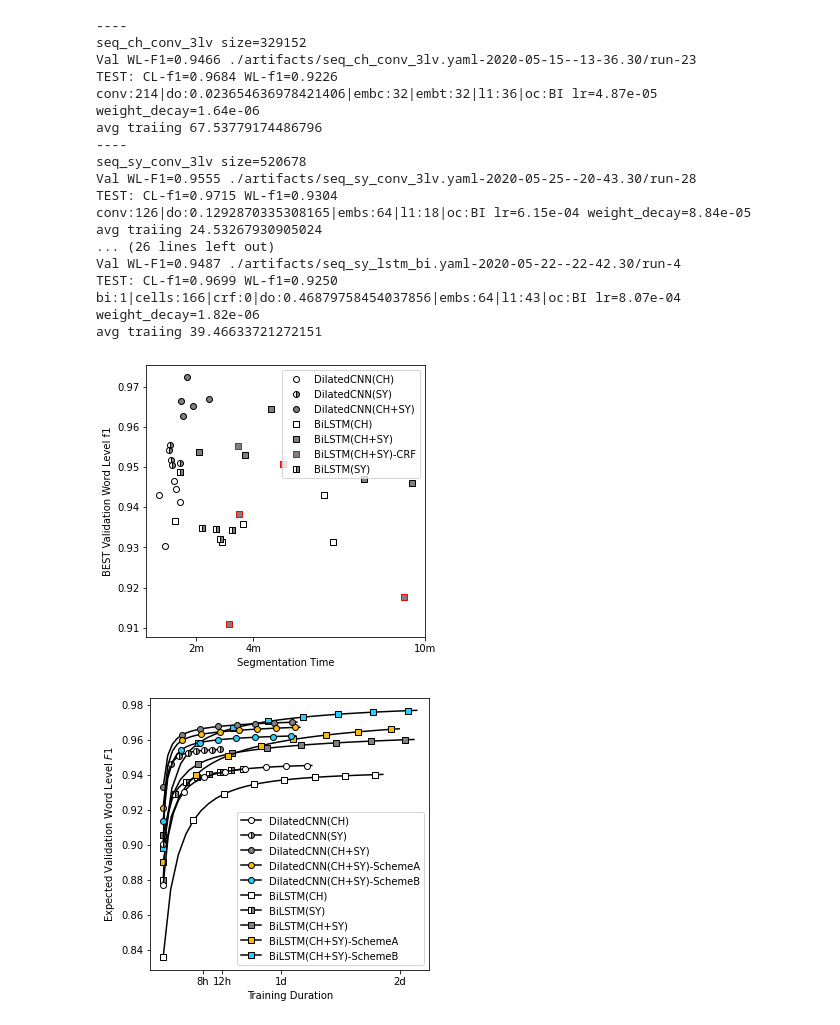
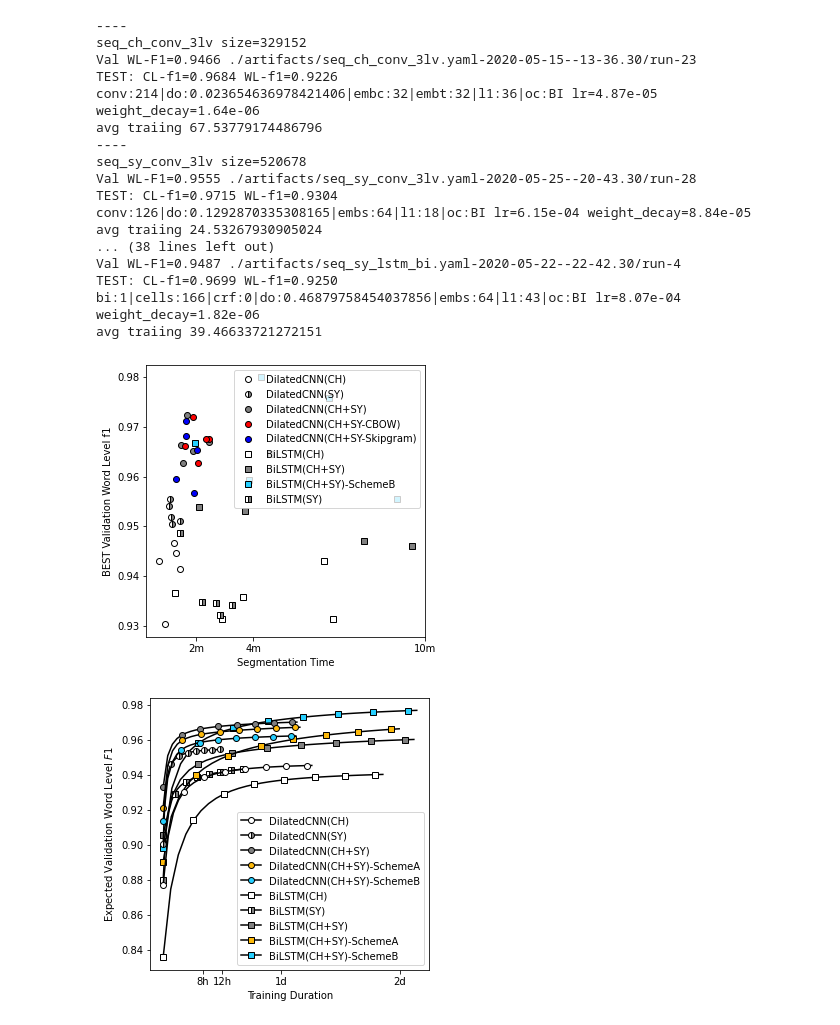
Before and after one commit to p16i/Syllable-based-Neural-Thai-Word-Segmentation, a Jupyter notebook: notebooks/viz-plot-hyperopt-results.ipynb, the cells around one changed output. Cells and saved outputs as stored; diff of their text form; code cells hidden in the pictures.

```diff
--- a/notebooks/viz-plot-hyperopt-results.ipynb
+++ b/notebooks/viz-plot-hyperopt-results.ipynb
@@ -85,38 +85,38 @@ def plot_hyperopt(families, n=10):
 #     plt.text(8.6, deepcut_wlf1 + 0.005, "DeepCut (dummy)", style='italic')
 #     plt.axhline(deepcut_wlf1, ls="--", color="gray", lw=1, zorder=0)
 #     plt.legend(loc='center left', bbox_to_anchor=(1, 0.5))
     plt.legend()
 
 plot_hyperopt([
     "DilatedCNN(CH)",
     "DilatedCNN(SY)",
     "DilatedCNN(CH+SY)",
-#     "DilatedCNN(CH+SY-CBOW)",
-#     "DilatedCNN(CH+SY-Skipgram)",
+    "DilatedCNN(CH+SY-CBOW)",
+    "DilatedCNN(CH+SY-Skipgram)",
     "BiLSTM(CH)",
     "BiLSTM(CH+SY)",
-    "BiLSTM(CH+SY)-CRF",
+    "BiLSTM(CH+SY)-SchemeB",
     "BiLSTM(SY)"
 ], n=5)
 # %% [output]
 ----
 seq_ch_conv_3lv size=329152
 Val WL-F1=0.9466 ./artifacts/seq_ch_conv_3lv.yaml-2020-05-15--13-36.30/run-23
 TEST: CL-f1=0.9684 WL-f1=0.9226
 conv:214|do:0.023654636978421406|embc:32|embt:32|l1:36|oc:BI lr=4.87e-05 weight_decay=1.64e-06
 avg traiing 67.53779174486796
 ----
 seq_sy_conv_3lv size=520678
 Val WL-F1=0.9555 ./artifacts/seq_sy_conv_3lv.yaml-2020-05-25--20-43.30/run-28
 TEST: CL-f1=0.9715 WL-f1=0.9304
 conv:126|do:0.1292870335308165|embs:64|l1:18|oc:BI lr=6.15e-04 weight_decay=8.84e-05
 avg traiing 24.53267930905024
-... (26 lines left out)
+... (38 lines left out)
 Val WL-F1=0.9487 ./artifacts/seq_sy_lstm_bi.yaml-2020-05-22--22-42.30/run-4
 TEST: CL-f1=0.9699 WL-f1=0.9250
 bi:1|cells:166|crf:0|do:0.46879758454037856|embs:64|l1:43|oc:BI lr=8.07e-04 weight_decay=1.82e-06
 avg traiing 39.46633721272151
-[figure, old version]
+[figure, new version]
 # %%
 def plot_expected_perf(families):
     plt.figure(figsize=(5, 5))
```
Also changed, not shown: 1 other file.
